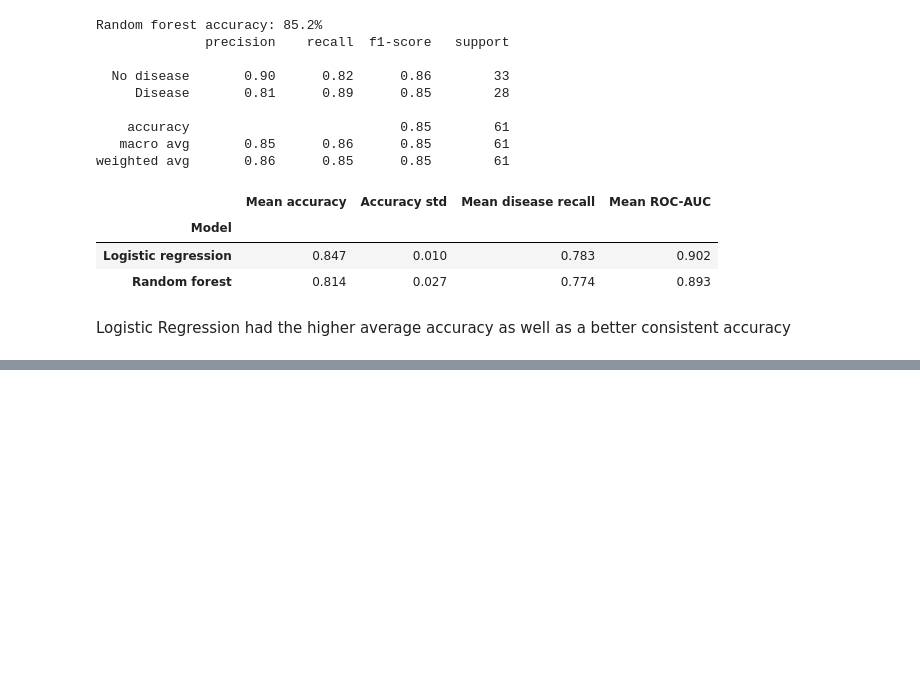
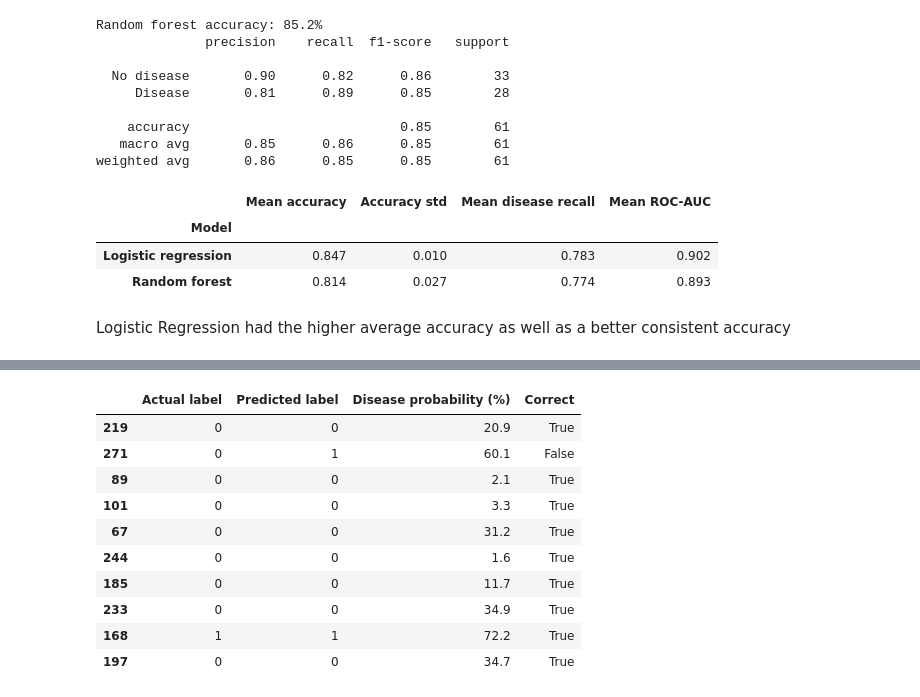
Before and after one commit to djoseph06/Heart-Disease-Classifier, a Jupyter notebook: Heart_Disease_Classifier.ipynb, the cells around one changed output, grey strips where cells are left out. Saved outputs shown, nothing was run; the diff lists cells and outputs as text; code cells hidden in the pictures; blank space fills up the shorter version.

```diff
--- a/Heart_Disease_Classifier.ipynb
+++ b/Heart_Disease_Classifier.ipynb
@@ -227,0 +248,29 @@ Logistic Regression had the higher average accuracy as well as a better consiste
+# %%
+import pandas as pd
+
+predictions = logistic_model.predict(X_test)
+probabilities = logistic_model.predict_proba(X_test)[:, 1]
+
+results = pd.DataFrame({
+    "Actual label": y_test.to_numpy(),
+    "Predicted label": predictions,
+    "Disease probability (%)": (probabilities * 100).round(1)
+}, index=X_test.index)
+
+results["Correct"] = (
+    results["Actual label"] == results["Predicted label"]
+)
+
+display(results.head(10))
+# %% [output]
+|  | Actual label | Predicted label | Disease probability (%) | Correct |
+| 219 | 0 | 0 | 20.9 | True |
+| 271 | 0 | 1 | 60.1 | False |
+| 89 | 0 | 0 | 2.1 | True |
+| 101 | 0 | 0 | 3.3 | True |
+| 67 | 0 | 0 | 31.2 | True |
+| 244 | 0 | 0 | 1.6 | True |
+| 185 | 0 | 0 | 11.7 | True |
+| 233 | 0 | 0 | 34.9 | True |
+| 168 | 1 | 1 | 72.2 | True |
+| 197 | 0 | 0 | 34.7 | True |
```
Also changed, not shown: parts of 3 cells of this notebook.
